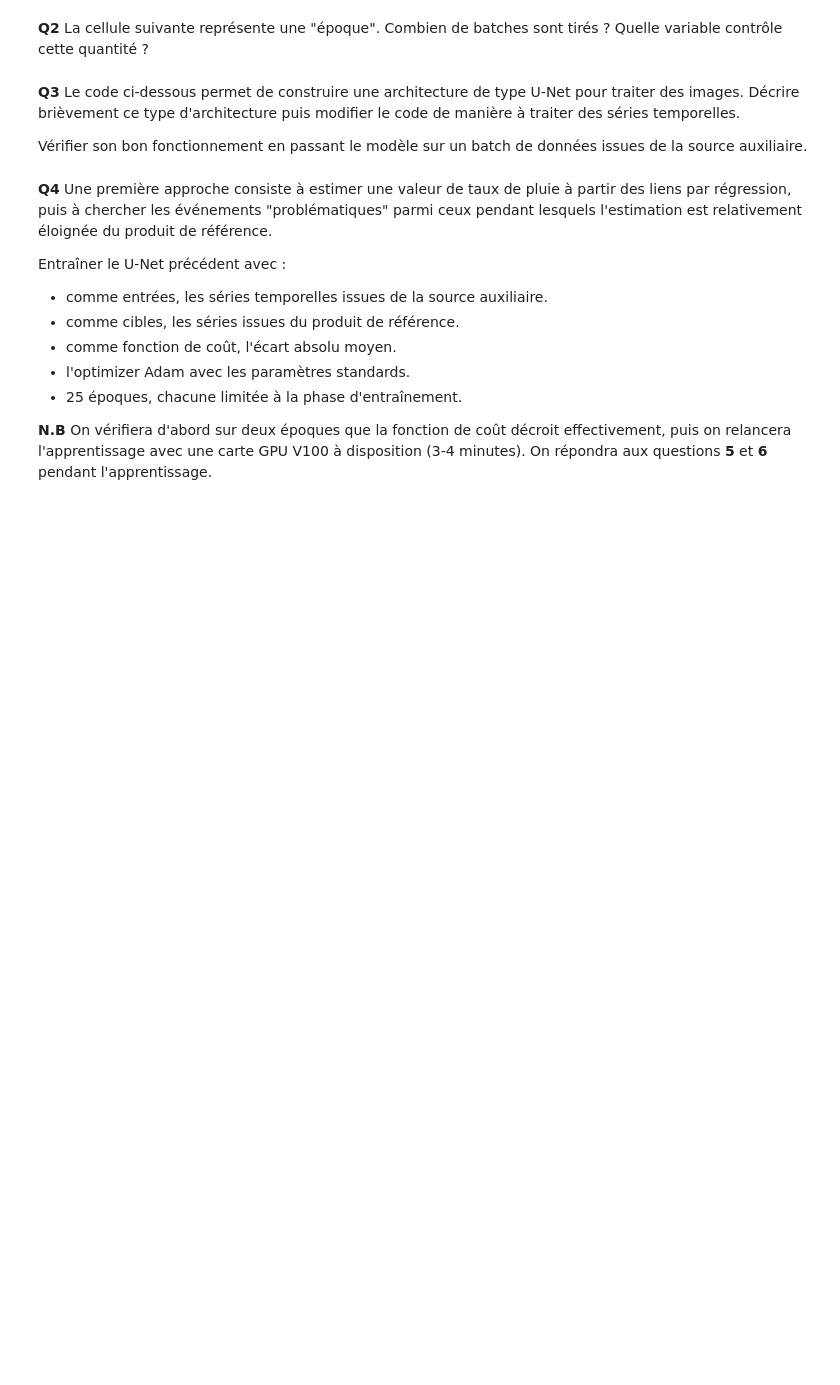
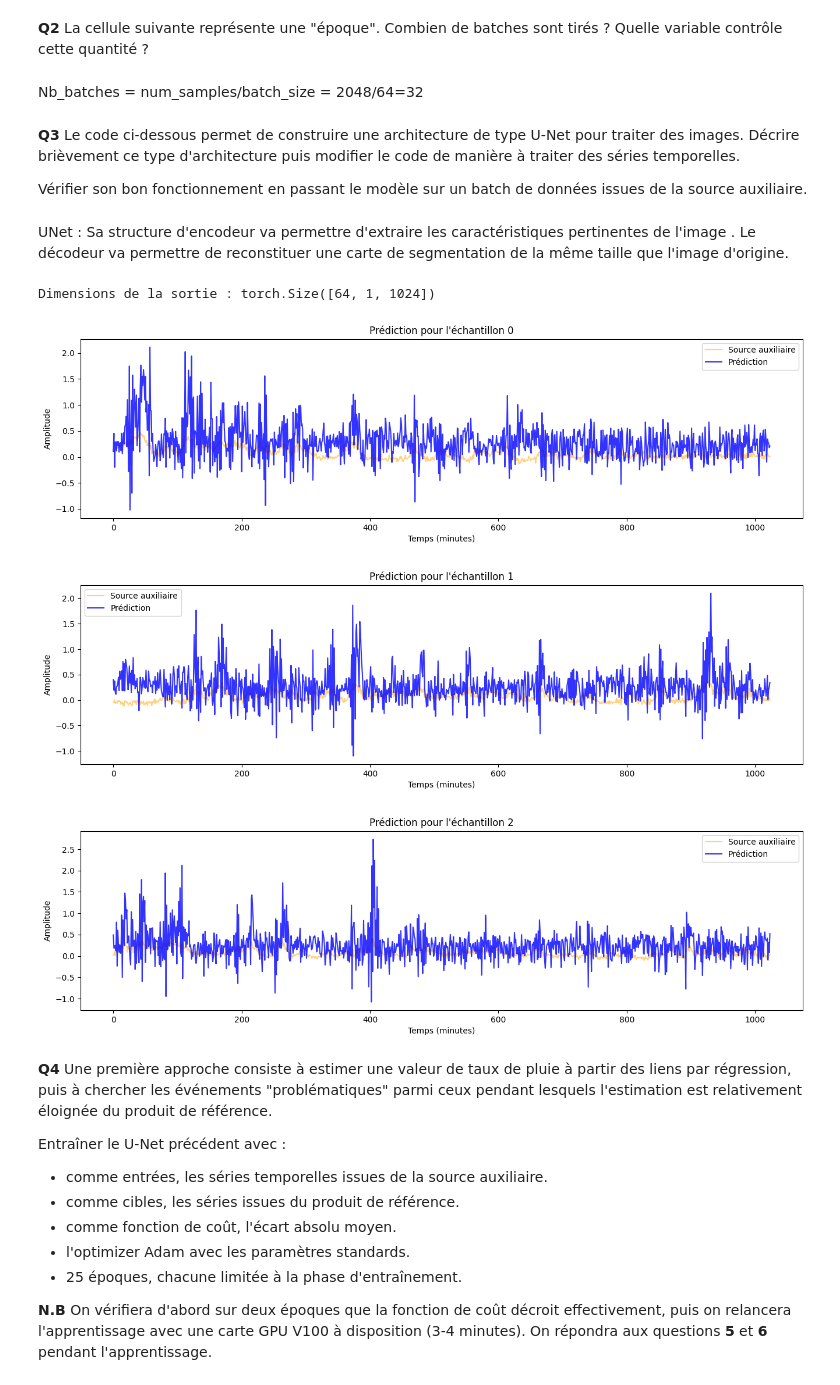
Before and after one commit to remi421/ML_S5_etudiants, a Jupyter notebook: past_exams/2024_session_2/partie_II.ipynb, the cells around one changed output. Saved outputs shown, nothing was run; the diff lists cells and outputs as text; code cells hidden in the pictures; blank space fills up the shorter version.

```diff
--- a/past_exams/2024_session_2/partie_II.ipynb
+++ b/past_exams/2024_session_2/partie_II.ipynb
@@ -189,10 +192,14 @@ dataloader = create_dataloader(duration, num_samples, batch_size)
 # "Parcours" du jeu de données
 for batch_idx, (ground_truth, start, start2, reference, aux) in enumerate(dataloader):
   pass
+# %% [markdown]
+Nb_batches = num_samples/batch_size = 2048/64=32
 # %% [markdown]
 **Q3** Le code ci-dessous permet de construire une architecture de type U-Net pour traiter des images. Décrire brièvement ce type d'architecture puis modifier le code de manière à traiter des séries temporelles.
 
 Vérifier son bon fonctionnement en passant le modèle sur un batch de données issues de la source auxiliaire.
+# %% [markdown]
+UNet : Sa structure d'encodeur va permettre d'extraire les caractéristiques pertinentes de l'image . Le décodeur va permettre de reconstituer une carte de segmentation de la même taille que l'image d'origine.
 # %%
 ## Briques de base
 
@@ -200,11 +207,11 @@ class double_conv(nn.Module):
     def __init__(self, in_ch, out_ch):
         super(double_conv, self).__init__()
         self.conv = nn.Sequential(
-            nn.Conv2d(in_ch, out_ch, 3, padding=1),
-            nn.BatchNorm2d(out_ch),
+            nn.Conv1d(in_ch, out_ch, 3, padding=1),
+            nn.BatchNorm1d(out_ch),
             nn.ReLU(inplace=True),
-            nn.Conv2d(out_ch, out_ch, 3, padding=1),
-            nn.BatchNorm2d(out_ch),
+            nn.Conv1d(out_ch, out_ch, 3, padding=1),
+            nn.BatchNorm1d(out_ch),
             nn.ReLU(inplace=True)
         )
 
@@ -228,7 +235,7 @@ class Down(nn.Module):
     def __init__(self, in_ch, out_ch):
         super(Down, self).__init__()
         self.mpconv = nn.Sequential(
-            nn.MaxPool2d(2),
+            nn.MaxPool1d(2),
             double_conv(in_ch, out_ch)
         )
 
@@ -240,15 +247,13 @@ class Down(nn.Module):
 class Up(nn.Module):
     def __init__(self, in_ch, out_ch, bilinear=False):
         super(Up, self).__init__()
-        self.up = nn.ConvTranspose2d(in_ch, in_ch, kernel_size=2, stride=2)
+        self.up = nn.ConvTranspose1d(in_ch, in_ch, kernel_size=2, stride=2)
         self.conv = double_conv(2*in_ch, out_ch)
 
     def forward(self, x1, x2):
         x1 = self.up(x1)
         diffX = x1.size()[2] - x2.size()[2]
-        diffY = x1.size()[3] - x2.size()[3]
-        x2 = F.pad(x2, (diffX // 2, int(diffX / 2),
-                        diffY // 2, int(diffY / 2)))
+        x2 = F.pad(x2, (diffX // 2, diffX - diffX // 2))
 
         x = torch.cat([x2, x1], dim=1)
         x = self.conv(x)
@@ -258,7 +263,7 @@ class Up(nn.Module):
 class outconv(nn.Module):
     def __init__(self, in_ch, out_ch):
         super(outconv, self).__init__()
-        self.conv = nn.Conv2d(in_ch, out_ch, 1)
+        self.conv = nn.Conv1d(in_ch, out_ch, 1)
 
 
     def forward(self, x):
@@ -302,6 +307,42 @@ class UNet(nn.Module):
 
 
 model = UNet(1, 1, 16)
+# %%
+# Charger un batch de données depuis le dataloader
+for batch_idx, (ground_truth, start, start2, reference, aux) in enumerate(dataloader):
+    break  # On prend seulement le premier batch
+
+# Sélectionner les données auxiliaires comme entrée du modèle
+inputs = aux.unsqueeze(1).float()  # Ajouter une dimension pour le nombre de canaux
+
+# Déplacer les données vers le périphérique approprié (CPU ou GPU)
+device = torch.device("cuda" if torch.cuda.is_available() else "cpu")
+inputs = inputs.to(device)
+model = model.to(device)
+
+# Passer les données au modèle
+with torch.no_grad():  # Désactiver le calcul des gradients pour l'inférence
+    outputs = model(inputs)
+
+# Vérifier les dimensions de la sortie
+print("Dimensions de la sortie :", outputs.shape)
+
+# Afficher quelques exemples de prédictions
+# (Vous pouvez adapter cette partie selon vos besoins)
+for i in range(3):
+    plt.figure(figsize=(16, 4))
+    plt.plot(aux[i], label='Source auxiliaire', color='orange', alpha=0.5)
+    plt.plot(outputs[i].squeeze().cpu(), label='Prédiction', color='blue', alpha=0.8)
+    plt.title(f'Prédiction pour l\'échantillon {i}')
+    plt.xlabel('Temps (minutes)')
+    plt.ylabel('Amplitude')
+    plt.legend()
+    plt.show()
+# %% [output]
+Dimensions de la sortie : torch.Size([64, 1, 1024])
+[figure, added]
+[figure, added]
+[figure, added]
 # %% [markdown]
 **Q4** Une première approche consiste à estimer une valeur de taux de pluie à partir des liens par régression, puis à chercher les événements "problématiques" parmi ceux pendant lesquels l'estimation est relativement éloignée du produit de référence.
 
```
Also changed, not shown: parts of 7 cells of this notebook.
